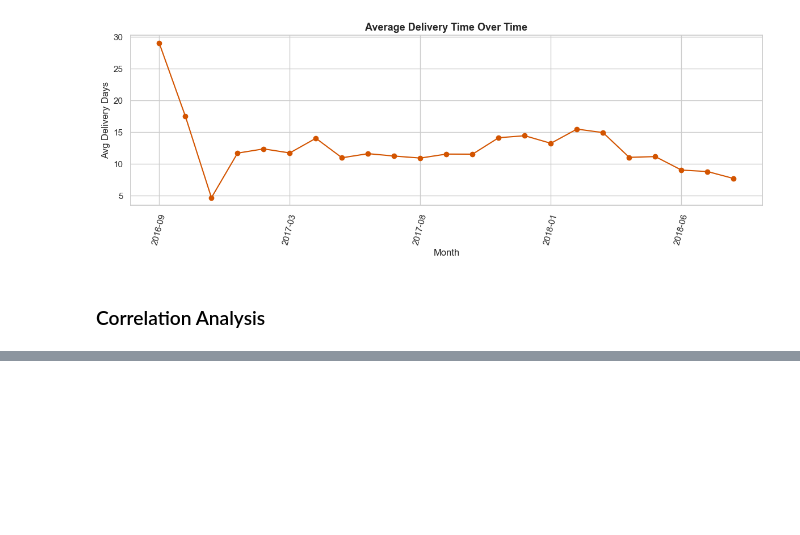
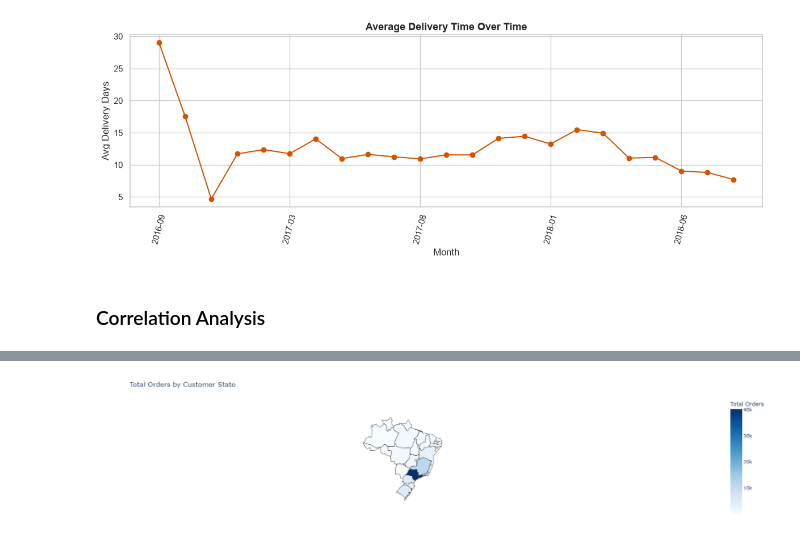
Before and after one commit to Hiteshpanghal900/ecommerce-visual-analytics, a Jupyter notebook: EDA/eda_orders.ipynb, the cells around one changed output, grey strips where cells are left out. Saved outputs shown, nothing was run; the diff lists cells and outputs as text; code cells hidden in the pictures; blank space fills up the shorter version.

```diff
--- a/EDA/eda_orders.ipynb
+++ b/EDA/eda_orders.ipynb
@@ -520,0 +585,31 @@ Index(['order_id', 'customer_id', 'customer_unique_id', 'order_status', 'order_p
+# %%
+state_count=df["customer_state"].value_counts()
+# Convert Series to DataFrame
+state_count_df = state_count.reset_index()
+state_count_df.columns = ["customer_state", "order_count"]
+
+# Create choropleth
+fig = px.choropleth(
+    state_count_df,
+    geojson="https://raw.githubusercontent.com/codeforamerica/click_that_hood/master/public/data/brazil-states.geojson",
+    locations="customer_state",
+    featureidkey="properties.sigla",
+    color="order_count",
+    color_continuous_scale="Blues",
+    scope="south america",
+    labels={"order_count": "Total Orders"},
+    title="Total Orders by Customer State"
+)
+
+fig.update_geos(
+    fitbounds="locations",
+    visible=False
+)
+
+fig.update_layout(
+    margin={"r": 0, "t": 50, "l": 0, "b": 0}
+)
+
+fig.show()
+# %% [output]
+[figure, added]
```
Also changed, not shown: parts of 22 cells of this notebook, 16 other files.
